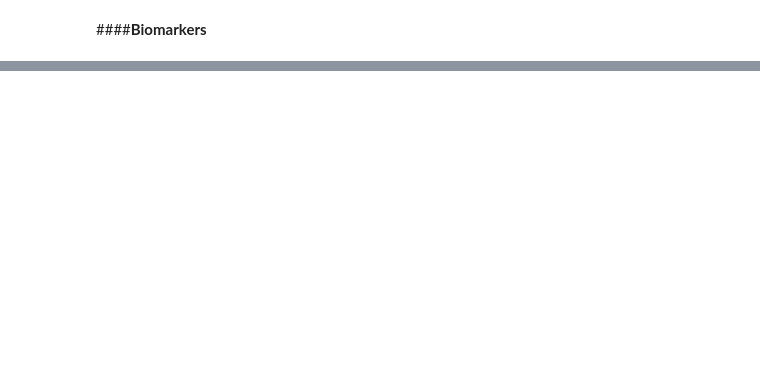
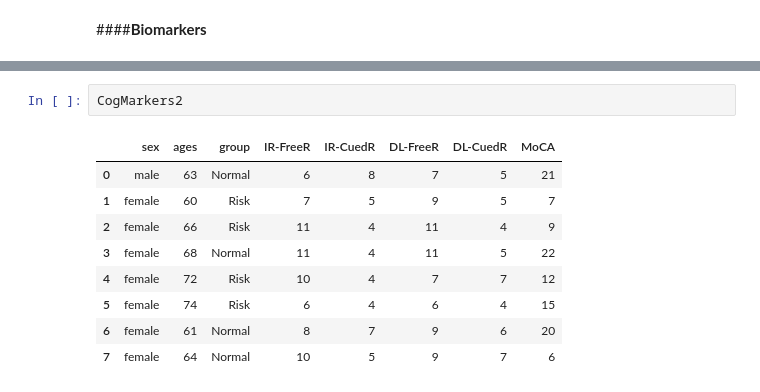
Before and after one commit to Sirabhop/Preclinical-AD-EEG-classification, a Jupyter notebook: Data_Analysis.ipynb, the cells around one changed output, grey strips where cells are left out. Saved outputs shown, nothing was run; the diff lists cells and outputs as text; blank space fills up the shorter version.

```diff
--- a/Data_Analysis.ipynb
+++ b/Data_Analysis.ipynb
@@ -64,0 +101,12 @@ features.drop(['Unnamed: 0'], inplace = True, axis = 1)
+# %%
+CogMarkers2
+# %% [output]
+|  | sex | ages | group | IR-FreeR | IR-CuedR | DL-FreeR | DL-CuedR | MoCA |
+| 0 | male | 63 | Normal | 6 | 8 | 7 | 5 | 21 |
+| 1 | female | 60 | Risk | 7 | 5 | 9 | 5 | 7 |
+| 2 | female | 66 | Risk | 11 | 4 | 11 | 4 | 9 |
+| 3 | female | 68 | Normal | 11 | 4 | 11 | 5 | 22 |
+| 4 | female | 72 | Risk | 10 | 4 | 7 | 7 | 12 |
+| 5 | female | 74 | Risk | 6 | 4 | 6 | 4 | 15 |
+| 6 | female | 61 | Normal | 8 | 7 | 9 | 6 | 20 |
+| 7 | female | 64 | Normal | 10 | 5 | 9 | 7 | 6 |
```
Also changed, not shown: parts of 11 cells of this notebook.
